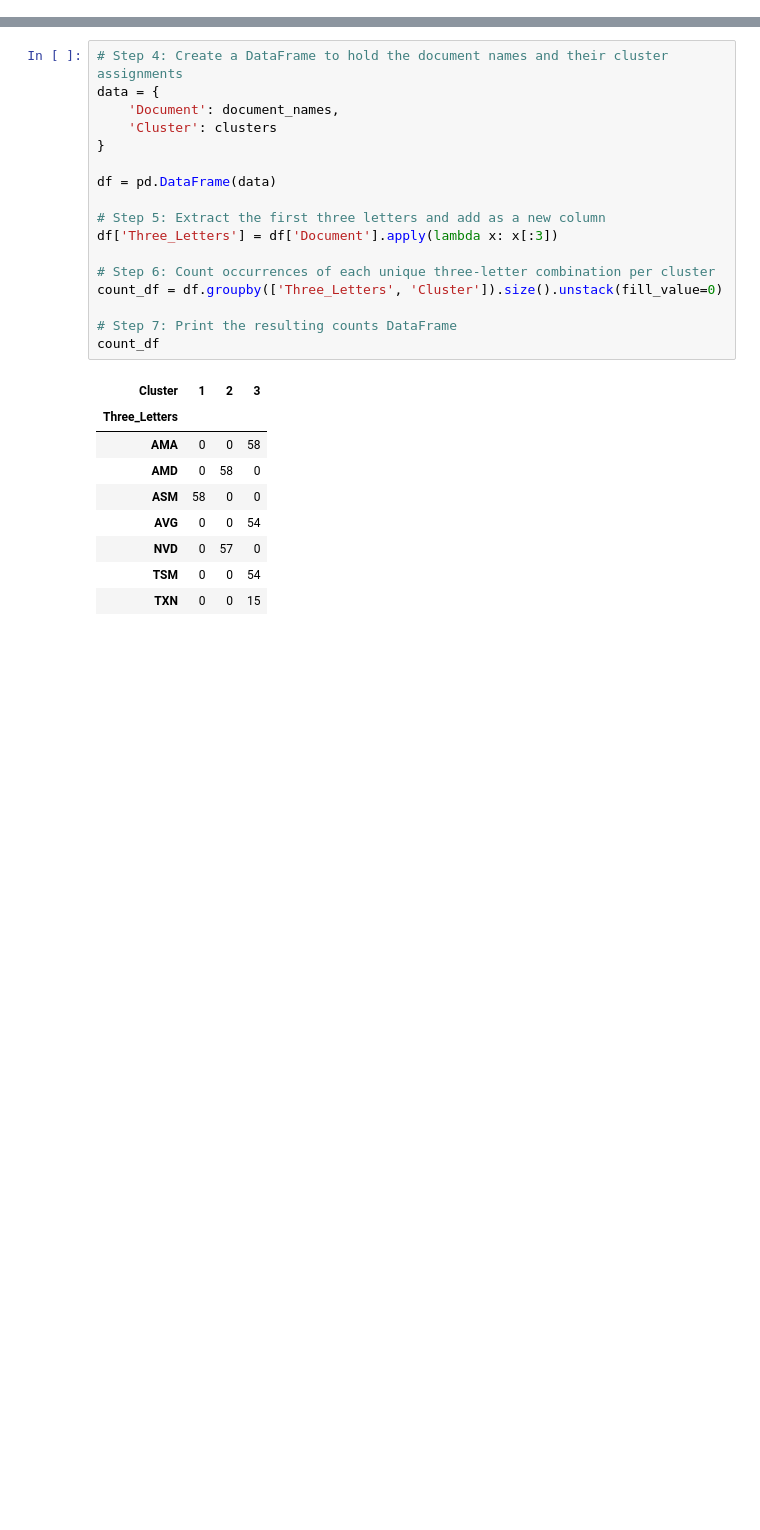
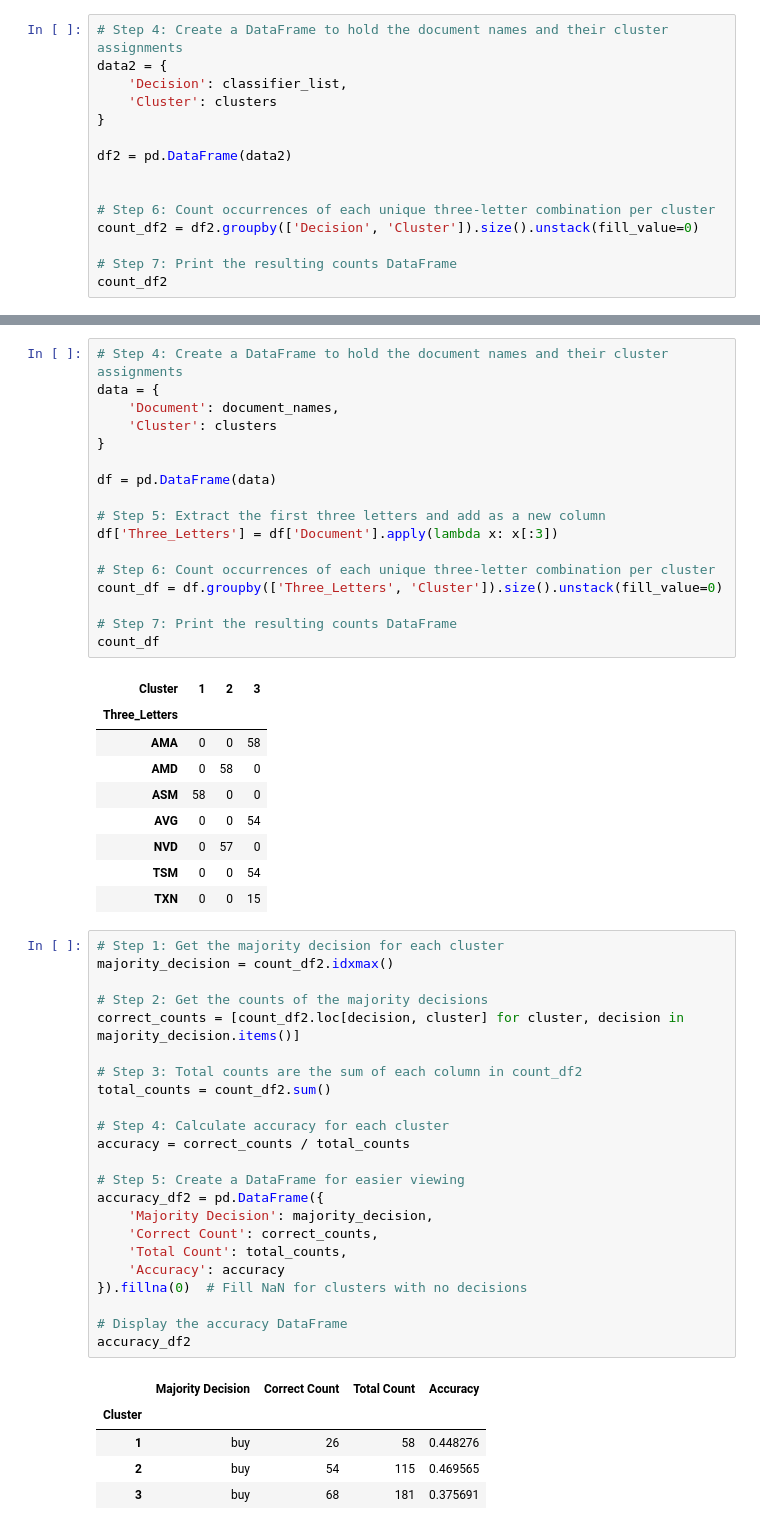
Before and after one commit to biagi0/Unstructured_Data_Projects, a Jupyter notebook: Final_Project/TFIDF_Cluster.ipynb, the cells around one changed output, grey strips where cells are left out. Cells and saved outputs as stored; diff of their text form; blank space fills up the shorter version.

```diff
--- a/Final_Project/TFIDF_Cluster.ipynb
+++ b/Final_Project/TFIDF_Cluster.ipynb
@@ -655,3 +697,18 @@ clusters = fcluster(linkage_matrix, t=3, criterion='maxclust')
 #    print(f'Document "{document_names[i]}" is in cluster {cluster_id}')
 # %% [output]
 [figure]
+# %%
+# Step 4: Create a DataFrame to hold the document names and their cluster assignments
+data2 = {
+    'Decision': classifier_list,
+    'Cluster': clusters
+}
+
+df2 = pd.DataFrame(data2)
+
+
+# Step 6: Count occurrences of each unique three-letter combination per cluster
+count_df2 = df2.groupby(['Decision', 'Cluster']).size().unstack(fill_value=0)
+
+# Step 7: Print the resulting counts DataFrame
+count_df2
@@ -682,3 +745,32 @@ count_df
 | NVD | 0 | 57 | 0 |
 | TSM | 0 | 0 | 54 |
 | TXN | 0 | 0 | 15 |
+# %%
+# Step 1: Get the majority decision for each cluster
+majority_decision = count_df2.idxmax()
+
+# Step 2: Get the counts of the majority decisions
+correct_counts = [count_df2.loc[decision, cluster] for cluster, decision in majority_decision.items()]
+
+# Step 3: Total counts are the sum of each column in count_df2
+total_counts = count_df2.sum()
+
+# Step 4: Calculate accuracy for each cluster
+accuracy = correct_counts / total_counts
+
+# Step 5: Create a DataFrame for easier viewing
+accuracy_df2 = pd.DataFrame({
+    'Majority Decision': majority_decision,
+    'Correct Count': correct_counts,
+    'Total Count': total_counts,
+    'Accuracy': accuracy
+}).fillna(0)  # Fill NaN for clusters with no decisions
+
+# Display the accuracy DataFrame
+accuracy_df2
+# %% [output]
+|  | Majority Decision | Correct Count | Total Count | Accuracy |
+| Cluster |  |  |  |  |
+| 1 | buy | 26 | 58 | 0.448276 |
+| 2 | buy | 54 | 115 | 0.469565 |
+| 3 | buy | 68 | 181 | 0.375691 |
```
Also changed, not shown: parts of 2 cells of this notebook.
